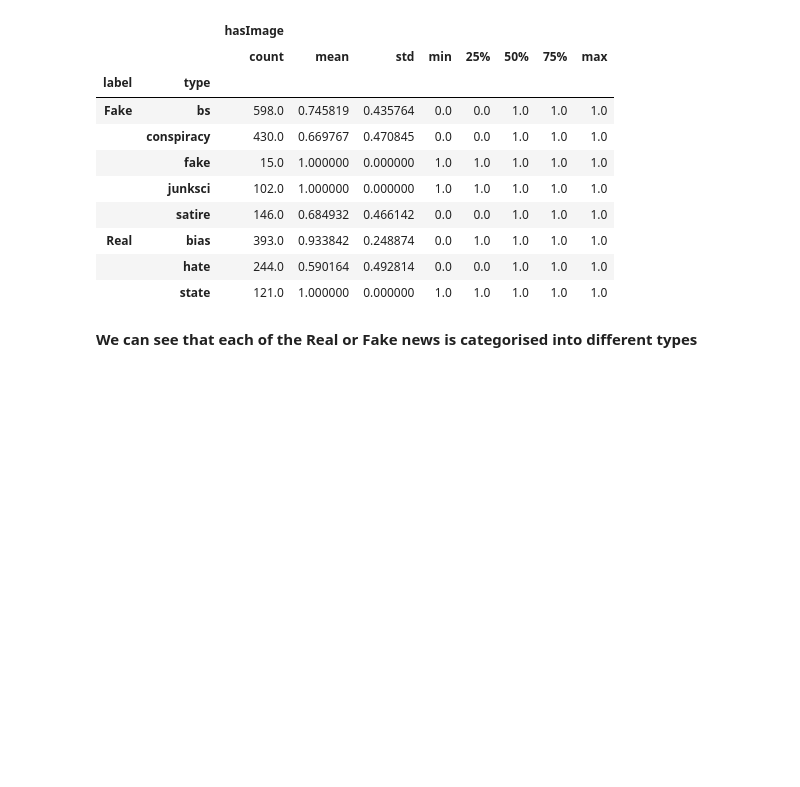
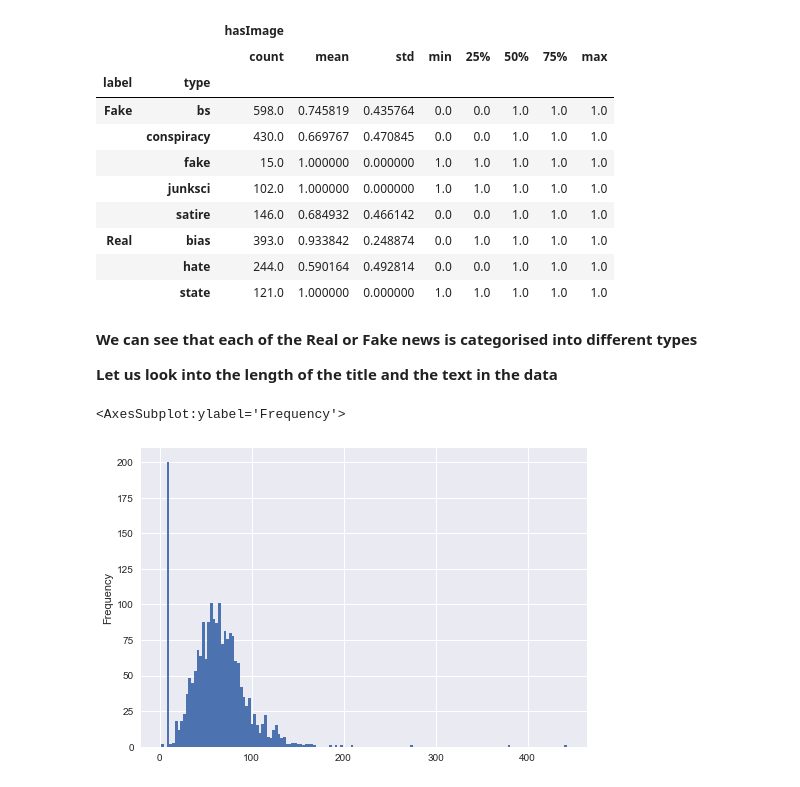
Before and after one commit to ayg15/fake-news-detection, a Jupyter notebook: Fake News Detection.ipynb, the cells around one changed output. Drawn from its saved outputs; the diff is of its cells as text; code cells hidden in the pictures; blank space fills up the shorter version.

Commit message:
Added histograms to look at the length of title and text

```diff
--- a/Fake News Detection.ipynb
+++ b/Fake News Detection.ipynb
@@ -358,3 +364,11 @@ news_df.groupby(['label','type']).describe()
 |  | state | 121.0 | 1.000000 | 0.000000 | 1.0 | 1.0 | 1.0 | 1.0 | 1.0 |
 # %% [markdown]
 **We can see that each of the Real or Fake news is categorised into different types**
+
+**Let us look into the length of the title and the text in the data**
+# %%
+plt.style.use('seaborn')
+news_df['title'].apply(len).plot(kind='hist', bins=150)
+# %% [output]
+<AxesSubplot:ylabel='Frequency'>
+[figure, added]
```
Also changed, not shown: parts of 4 cells of this notebook.
